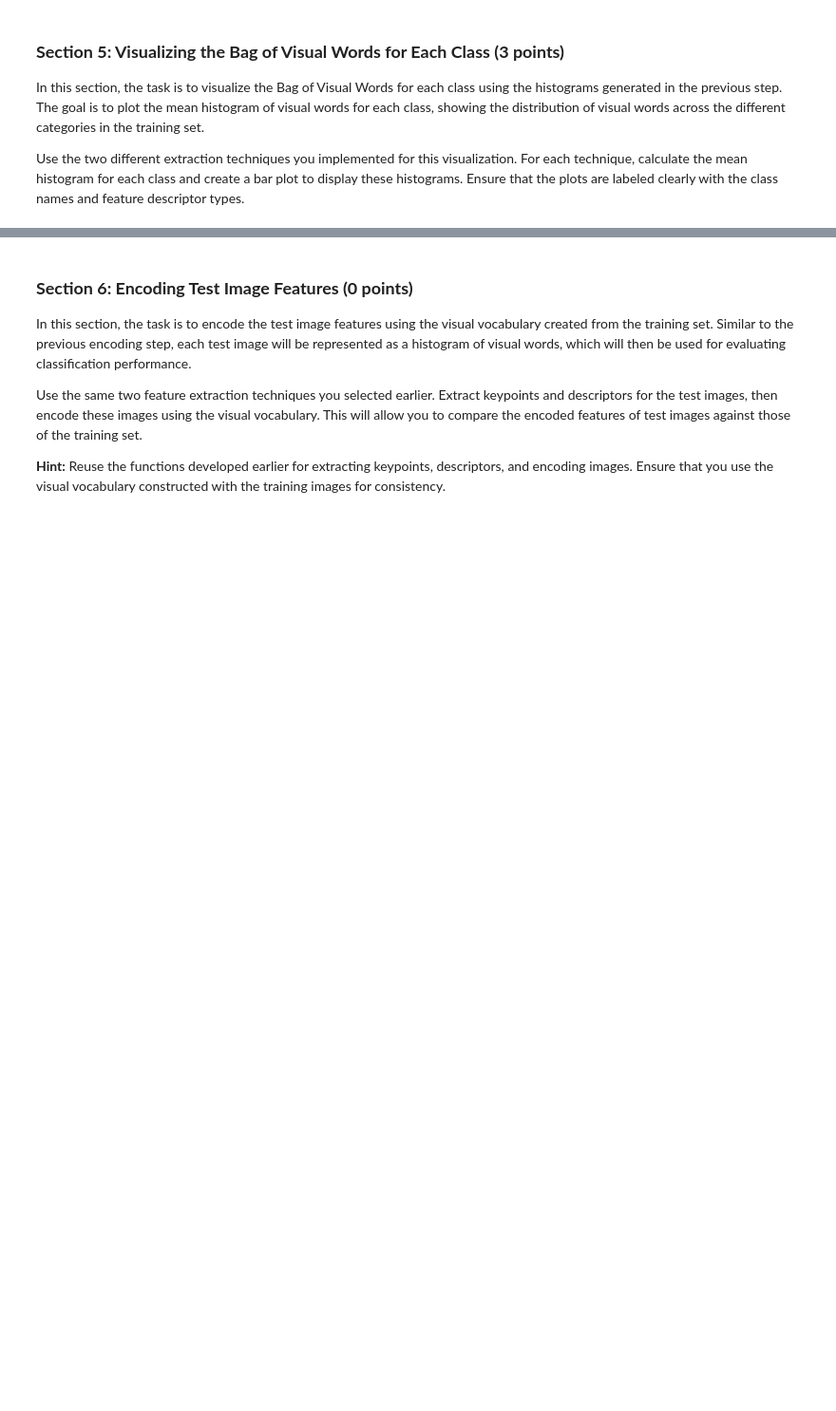
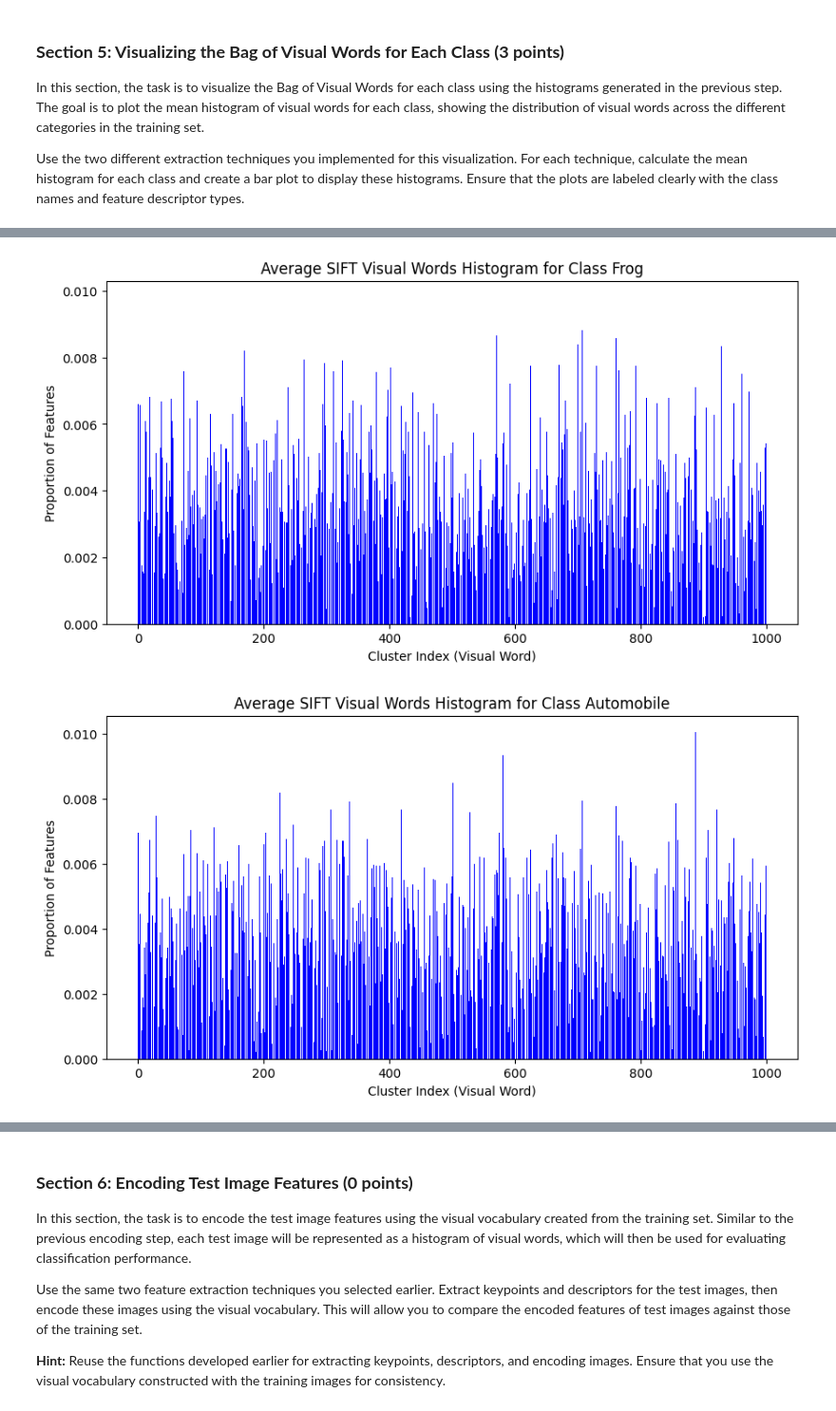
Before and after one commit to pradyutnair/cv1-final-lab-part-1, a Jupyter notebook: cv1-final-lab-part-1.ipynb, the cells around one changed output, grey strips where cells are left out. Shown at 95% size. Cells and saved outputs as stored; diff of their text form; code cells hidden in the pictures; blank space fills up the shorter version.

```diff
--- a/cv1-final-lab-part-1.ipynb
+++ b/cv1-final-lab-part-1.ipynb
@@ -398,11 +412,0 @@ NameError: name 'extract_descriptors' is not defined
-# %%
-descriptors = extract_descriptors(train_images, train_labels, sift, 0.5)
-pca = PCA(n_components=2)
-reduced_descriptors = pca.fit_transform(descriptors)
-kmeans = faiss.Kmeans(reduced_descriptors.shape[1], 10, niter=200, verbose=False)
-kmeans.train(reduced_descriptors)
-centroids = kmeans.centroids
-cluster_assignments = kmeans.index.search(reduced_descriptors, 1)[1]
-# Plot the first 10 clusters using PCA
-plt.scatter(reduced_descriptors[:, 0], reduced_descriptors[:, 1], c=cluster_assignments)
-plt.scatter(centroids[:, 0], centroids[:, 1], c='r', marker='x', s=100)
@@ -599,0 +672,51 @@ IndexError: boolean index did not match indexed array along dimension 0; dimensi
+# %%
+def compute_average_histograms_by_class(images, labels, feature_extractor, num_clusters=1000):
+    """
+    Compute the average histogram for each class using the visual vocabulary created with KMeans
+    :param images: List of images
+    :param labels: Corresponding labels for the images
+    :param feature_extractor: Feature extractor (e.g., SIFT, ORB)
+    :param num_clusters: Number of clusters (default is 1000)
+    :return: Dictionary of average histograms for each class
+    """
+    # Encode image features
+    encoded_features = encode_image_features(images, feature_extractor, num_clusters=num_clusters, normalize_histogram=True)
+
+    # Compute average histogram for each class
+    unique_labels = np.unique(labels)
+    average_histograms = {}
+
+    for label in unique_labels:
+        class_indices = np.where(labels == label)[0]
+        class_histograms = encoded_features[class_indices]
+        average_histogram = np.mean(class_histograms, axis=0)
+        average_histograms[label] = average_histogram
+
+    return average_histograms
+
+# Visualize the average histograms for each class
+def plot_average_histogram(average_histogram, class_name, feature_type, bar_color='blue'):
+    plt.figure(figsize=(10, 5))
+    plt.bar(range(len(average_histogram)), average_histogram, color=bar_color)
+    plt.title(f'Average {feature_type} Visual Words Histogram for Class {class_name}')
+    plt.xlabel('Cluster Index (Visual Word)')
+    plt.ylabel('Proportion of Features')
+    plt.show()
+
+
+# Compute average histograms for SIFT
+sift_average_histograms = compute_average_histograms_by_class(train_images, train_labels, sift)
+
+# Compute average histograms for ORB
+orb_average_histograms = compute_average_histograms_by_class(train_images, train_labels, orb)
+
+# Visualize the average histograms for each class using SIFT
+for class_name, average_histogram in zip(label_mapping.values(), sift_average_histograms.values()):
+    plot_average_histogram(average_histogram, class_name, 'SIFT')
+
+# Visualize the average histograms for each class using ORB
+for class_name, average_histogram in zip(label_mapping.values(), orb_average_histograms.values()):
+    plot_average_histogram(average_histogram, class_name, 'ORB', bar_color='orange')
+# %% [output]
+[figure, added]
+[figure, added]
```
Also changed, not shown: parts of 17 cells of this notebook, 4 other files.
